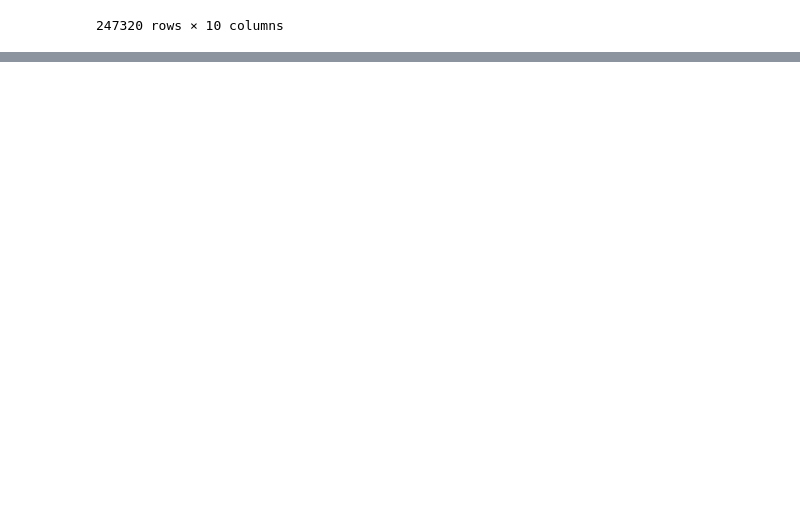
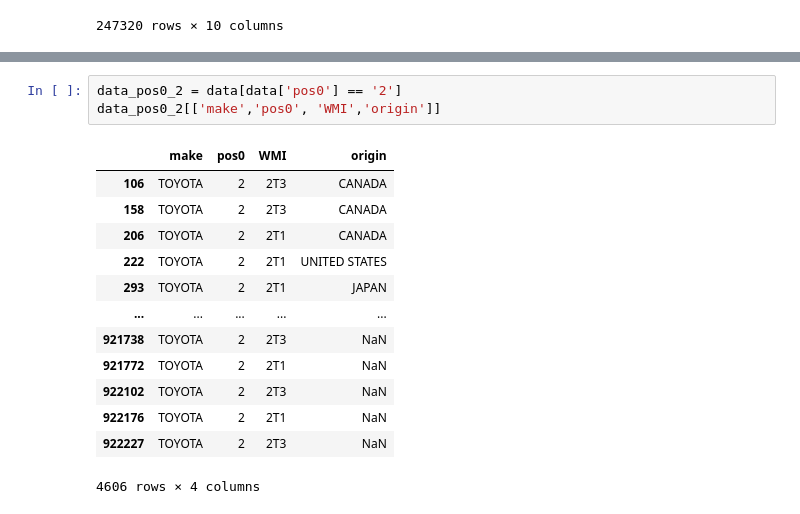
Before and after one commit to ManavKatrodiyaOpash/vin-sphere-python, a Jupyter notebook: Car_wise_analysis/toyota.ipynb, the cells around one changed output, grey strips where cells are left out. Drawn from its saved outputs; the diff is of its cells as text; blank space fills up the shorter version.

```diff
--- a/Car_wise_analysis/toyota.ipynb
+++ b/Car_wise_analysis/toyota.ipynb
@@ -226,0 +358,17 @@ data[['make', 'pos0', 'origin']]
+# %%
+data_pos0_2 = data[data['pos0'] == '2']
+data_pos0_2[['make','pos0', 'WMI','origin']]
+# %% [output]
+|  | make | pos0 | WMI | origin |
+| 106 | TOYOTA | 2 | 2T3 | CANADA |
+| 158 | TOYOTA | 2 | 2T3 | CANADA |
+| 206 | TOYOTA | 2 | 2T1 | CANADA |
+| 222 | TOYOTA | 2 | 2T1 | UNITED STATES |
+| 293 | TOYOTA | 2 | 2T1 | JAPAN |
+| ... | ... | ... | ... | ... |
+| 921738 | TOYOTA | 2 | 2T3 | NaN |
+| 921772 | TOYOTA | 2 | 2T1 | NaN |
+| 922102 | TOYOTA | 2 | 2T3 | NaN |
+| 922176 | TOYOTA | 2 | 2T1 | NaN |
+| 922227 | TOYOTA | 2 | 2T3 | NaN |
+4606 rows × 4 columns
```
Also changed, not shown: parts of 55 cells of this notebook.
